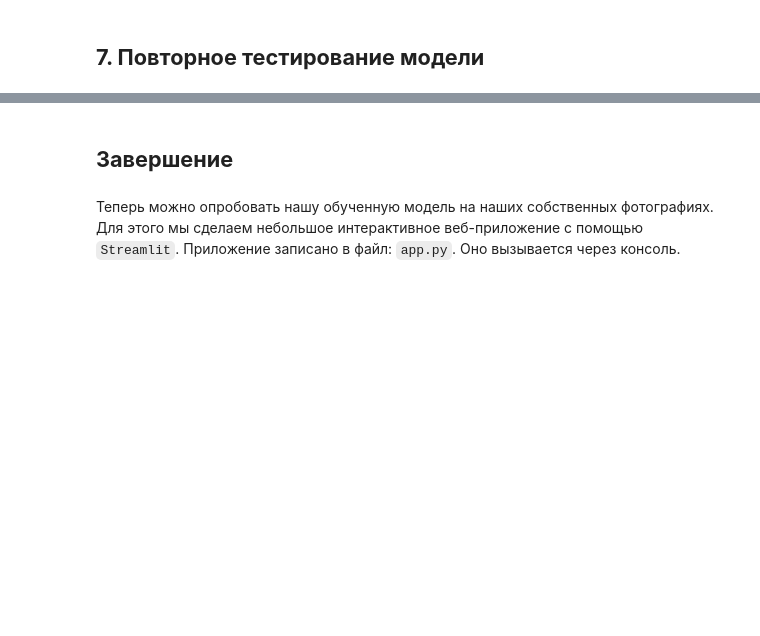
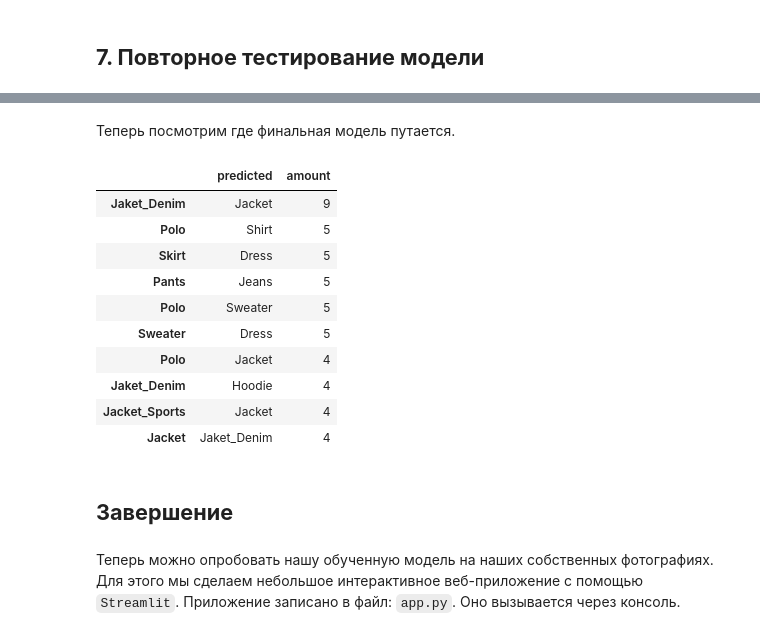
Before and after one commit to AkyLkaNastya/clothes, a Jupyter notebook: clothes_classifier.ipynb, the cells around one changed output, grey strips where cells are left out. Drawn from its saved outputs; the diff is of its cells as text; code cells hidden in the pictures; blank space fills up the shorter version.

Commit message:
Протестировали модель и записали выводы.

```diff
--- a/clothes_classifier.ipynb
+++ b/clothes_classifier.ipynb
@@ -1067,3 +1017,19 @@ conf_matrix(best_finetuned_all_preds, best_finetuned_all_labels, 'best')
+# %% [markdown]
+Теперь посмотрим где финальная модель путается.
+# %%
+most_confused(final_finetuned_all_preds, final_finetuned_all_labels).head(10)
+# %% [output]
+|  | predicted | amount |
+| Jaket_Denim | Jacket | 9 |
+| Polo | Shirt | 5 |
+| Skirt | Dress | 5 |
+| Pants | Jeans | 5 |
+| Polo | Sweater | 5 |
+| Sweater | Dress | 5 |
+| Polo | Jacket | 4 |
+| Jaket_Denim | Hoodie | 4 |
+| Jacket_Sports | Jacket | 4 |
+| Jacket | Jaket_Denim | 4 |
 # %% [markdown]
 ## **Завершение**
 # %% [markdown]
```
Also changed, not shown: parts of 36 cells of this notebook, 11 other files.
